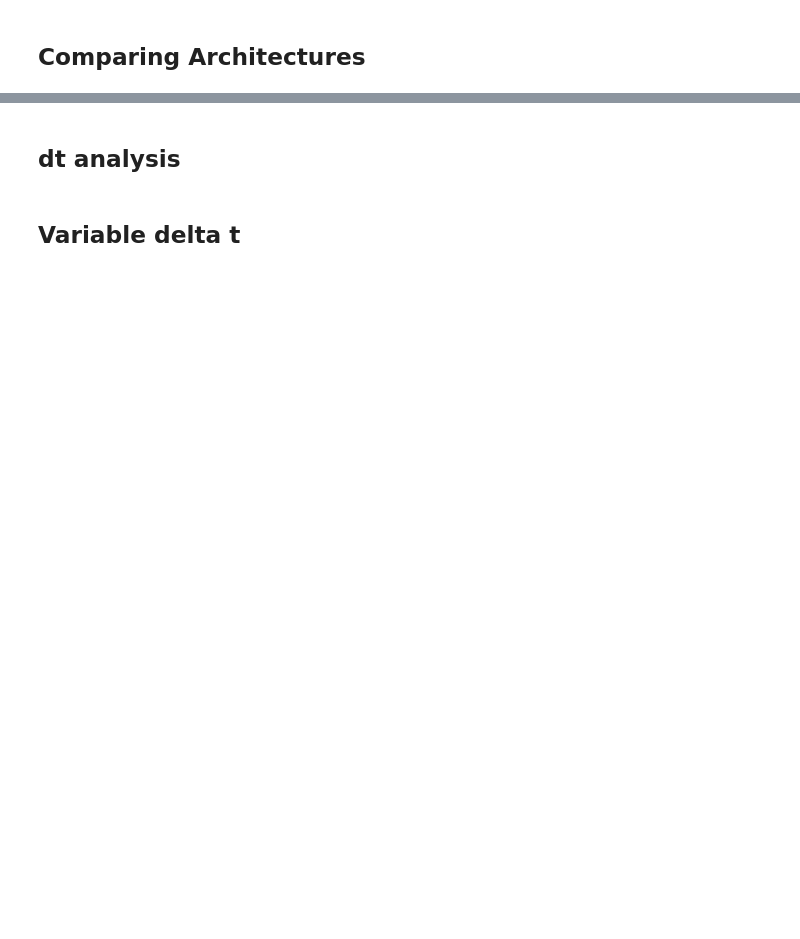
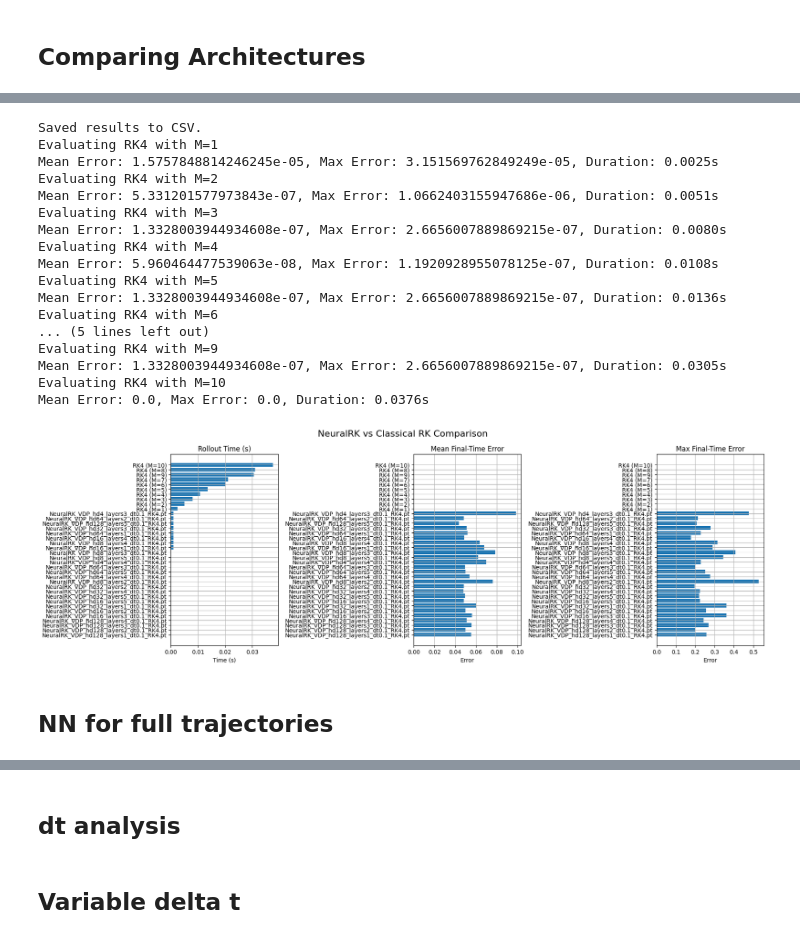
Before and after one commit to GeorgeWilliam1999/TrackExtrapolation, a Jupyter notebook: RK_PINNs/RK_PINN.ipynb, the cells around one changed output, grey strips where cells are left out. Cells and saved outputs as stored; diff of their text form; code cells hidden in the pictures; blank space fills up the shorter version.

```diff
--- a/RK_PINNs/RK_PINN.ipynb
+++ b/RK_PINNs/RK_PINN.ipynb
@@ -481,7 +52,7 @@ rk4 = {
 }
 
 # 3) Create model & optimizer
-model     = NeuralRK(hidden_dim=16, num_layers=2, butcher=rk4).to(device)
+model = NeuralRK(hidden_dim=16, num_layers=2, butcher=rk4, dt=dt).to(device)
 optimizer = torch.optim.Adam(model.parameters(), lr=1e-3)
 print(model.num_layers, model.hidden_dim, model.dt)
 
@@ -548,8 +119,10 @@ if not model.does_model_exist("VDP", "RK4"):
     model.save_model("VDP", "RK4")
 
 elif model.does_model_exist("VDP", "RK4"):
-    model
     print(f'Model already exists: NeuralRK_VDP_hd{model.hidden_dim}_layers{model.num_layers}_dt{model.dt}_RK4.pt')
+    model.load_state_dict(torch.load(model.name_model("VDP", "RK4"))["model_state_dict"])
+
+    print("Model loaded successfully.")
 # %% [output]
 Using device: cuda
 2 16 0.1
@@ -634,8 +174,8 @@ Max final-time error:  0.42622533440589905
 ## Comparing Architectures
 # %%
 # === Configurations ===
-hidden_dims = [i for i in [1,2,4,8,16,32,64,128]]  # hidden dimensions
-num_layers_list = [1,2,3,4,5]
+hidden_dims = [i for i in [1]]  # hidden dimensions
+num_layers_list = [1]
 repeats = 1  # optional repeat per config
 
 
@@ -658,7 +198,7 @@ for hidden_dim, num_layers in product(hidden_dims, num_layers_list):
 
 
     # Initialize model and optimizer
-    model = NeuralRK(hidden_dim=hidden_dim, num_layers=num_layers, butcher=rk4).to(device)
+    model = NeuralRK(hidden_dim=hidden_dim, num_layers=num_layers, butcher=rk4, dt=dt).to(device)
     optimizer = torch.optim.Adam(model.parameters(), lr=1e-3)
 
 
@@ -1066,0 +293,28 @@ df_rk
+# %%
+# === Run evaluation ===
+df_nn = evaluate_and_time_saved_models(steps=1,m=M,butcher=rk4, f=vdp, x0_eval=x0_eval, x0=x0,t_end=0.1, dt=0.1, device=device)
+df_rk = rk_timmer(steps=1,m = 10, Ms=[i for i in range(1, 11)],model=model,butcher=rk4,x0_eval=x0_eval,x0=x0,t_end=dt, dt=dt,f=vdp)
+
+# === Plot results ===
+plot_accuracy_and_timing_comparison(df_nn[df_nn['mean_error'] < 0.1], df_rk)
+# %% [output]
+Saved results to CSV.
+Evaluating RK4 with M=1
+Mean Error: 1.5757848814246245e-05, Max Error: 3.151569762849249e-05, Duration: 0.0025s
+Evaluating RK4 with M=2
+Mean Error: 5.331201577973843e-07, Max Error: 1.0662403155947686e-06, Duration: 0.0051s
+Evaluating RK4 with M=3
+Mean Error: 1.3328003944934608e-07, Max Error: 2.6656007889869215e-07, Duration: 0.0080s
+Evaluating RK4 with M=4
+Mean Error: 5.960464477539063e-08, Max Error: 1.1920928955078125e-07, Duration: 0.0108s
+Evaluating RK4 with M=5
+Mean Error: 1.3328003944934608e-07, Max Error: 2.6656007889869215e-07, Duration: 0.0136s
+Evaluating RK4 with M=6
+... (5 lines left out)
+Evaluating RK4 with M=9
+Mean Error: 1.3328003944934608e-07, Max Error: 2.6656007889869215e-07, Duration: 0.0305s
+Evaluating RK4 with M=10
+Mean Error: 0.0, Max Error: 0.0, Duration: 0.0376s
+[figure, added]
+# %% [markdown]
+## NN for full trajectories
```
Also changed, not shown: parts of 39 cells of this notebook, 11 other files.
